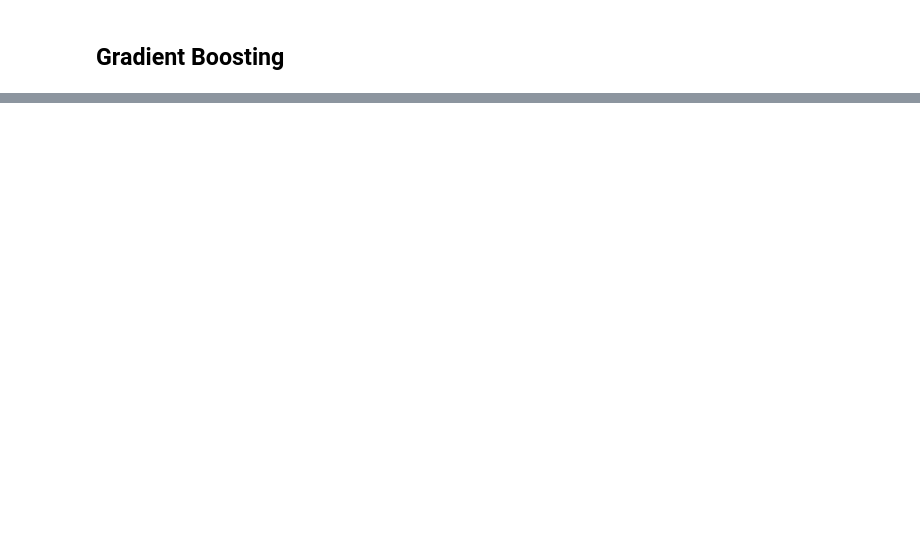
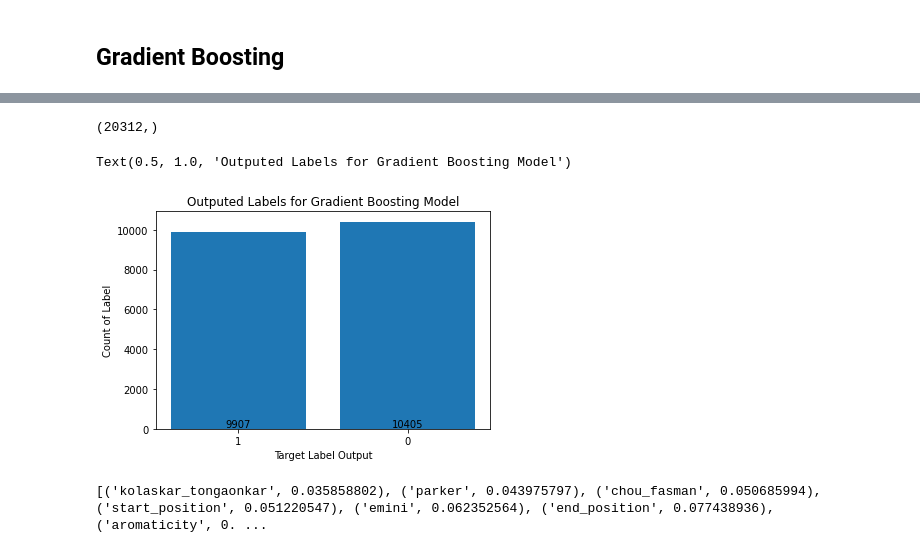
Before and after one commit to Meiqi-Wu/vaccine-discovery, a Jupyter notebook: model_baseline.ipynb, the cells around one changed output, grey strips where cells are left out. Drawn from its saved outputs; the diff is of its cells as text; code cells hidden in the pictures; blank space fills up the shorter version.

```diff
--- a/model_baseline.ipynb
+++ b/model_baseline.ipynb
@@ -64,7 +69,6 @@ def train_model(model, X_train=X_train, y_train=y_train, nfold=7):
     train_prec, val_prec, test_prec = [], [], []
     train_recall, val_recall, test_recall = [], [], []
     train_f1, val_f1, test_f1 = [], [], []
-    test_confusion = np.zeros((2,2))
     for train_index, val_index in skf.split(X_train, y_train):
         train, val = X_train.iloc[train_index], X_train.iloc[val_index]
         train_targets, val_targets = y_train.iloc[train_index], y_train.iloc[val_index]
@@ -98,8 +102,6 @@ def train_model(model, X_train=X_train, y_train=y_train, nfold=7):
         train_f1.append(f1_score(train_targets, train_pred))
         val_f1.append(f1_score(val_targets, val_pred))
         test_f1.append(f1_score(y_test, test_pred))
-        # confusion matrix
-        test_confusion += confusion_matrix(y_test, test_pred)
 
 
     print('Training loss : ', np.average(np.array(train_loss)))
@@ -123,10 +125,6 @@ def train_model(model, X_train=X_train, y_train=y_train, nfold=7):
     test_recall_avg = np.average(np.array(test_recall))
     test_f1_avg = np.average(np.array(test_f1))
     print('Test  accuracy {:5f}, precision {:5f}, recall {:5f}, f1 {:5f} '.format(test_accu_avg, test_prec_avg, test_recall_avg, test_f1_avg))
-
-    test_confusion /= nfold
-    print('Test confusion matrix: ')
-    print(test_confusion)
 # %% [markdown]
 ## Modeling: Logistic Regression
 # %%
@@ -275,0 +315,36 @@ Test confusion matrix:
+# %%
+predictions = model.predict(df_covid)
+
+target = (predictions == 1).sum()
+nontarget = (predictions == 0).sum()
+# %% [output]
+(20312,)
+# %%
+import matplotlib.pyplot as plt
+vals=[target,nontarget]
+inds=range(len(vals))
+labels=['1','0']
+
+fig,ax = plt.subplots()
+rects = ax.bar(inds, vals)
+ax.set_xticks([ind for ind in inds])
+ax.set_xticklabels(labels)
+
+plt.annotate(str(target),xy=(0,0), ha='center', va='bottom')
+plt.annotate(str(nontarget),xy=(1,0), ha='center', va='bottom')
+plt.xlabel("Target Label Output")
+plt.ylabel("Count of Label")
+plt.title("Outputed Labels for Gradient Boosting Model")
+# %% [output]
+Text(0.5, 1.0, 'Outputed Labels for Gradient Boosting Model')
+[figure, added]
+# %%
+# feature importance
+
+model.fit(X_train, y_train)
+importances = model.feature_importances_
+feature_import = [(feature_cols[i], abs(importances[i])) for i in range(len(feature_cols))]
+feature_import = sorted(feature_import, key=lambda x:x[1])
+print(feature_import)
+# %% [output]
+[('kolaskar_tongaonkar', 0.035858802), ('parker', 0.043975797), ('chou_fasman', 0.050685994), ('start_position', 0.051220547), ('emini', 0.062352564), ('end_position', 0.077438936), ('aromaticity', 0. ...
```
Also changed, not shown: parts of 21 cells of this notebook.
